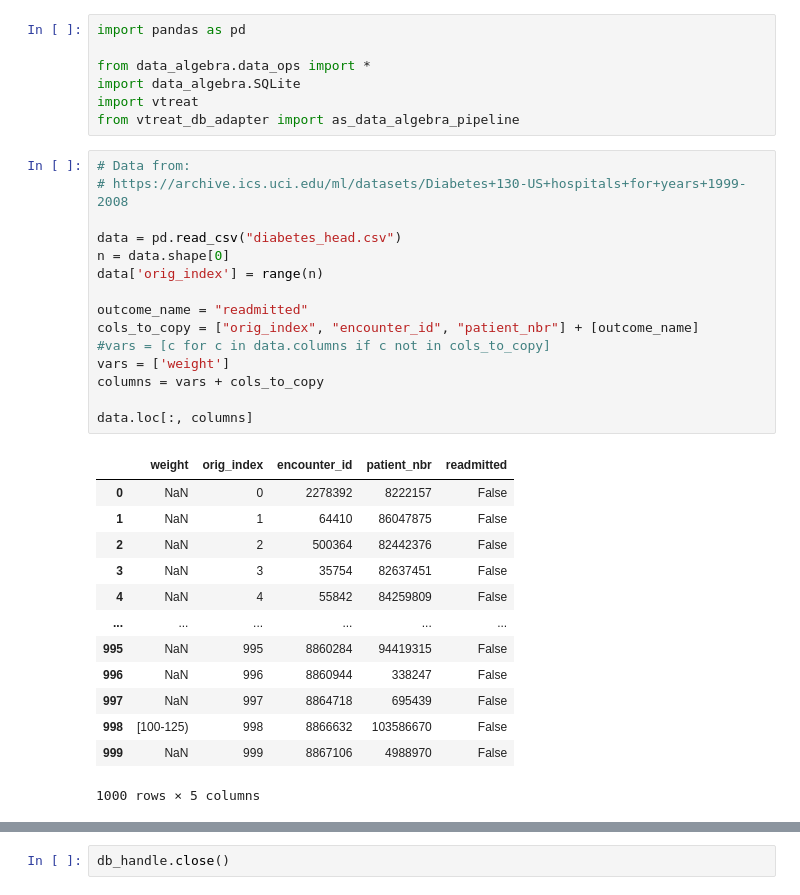
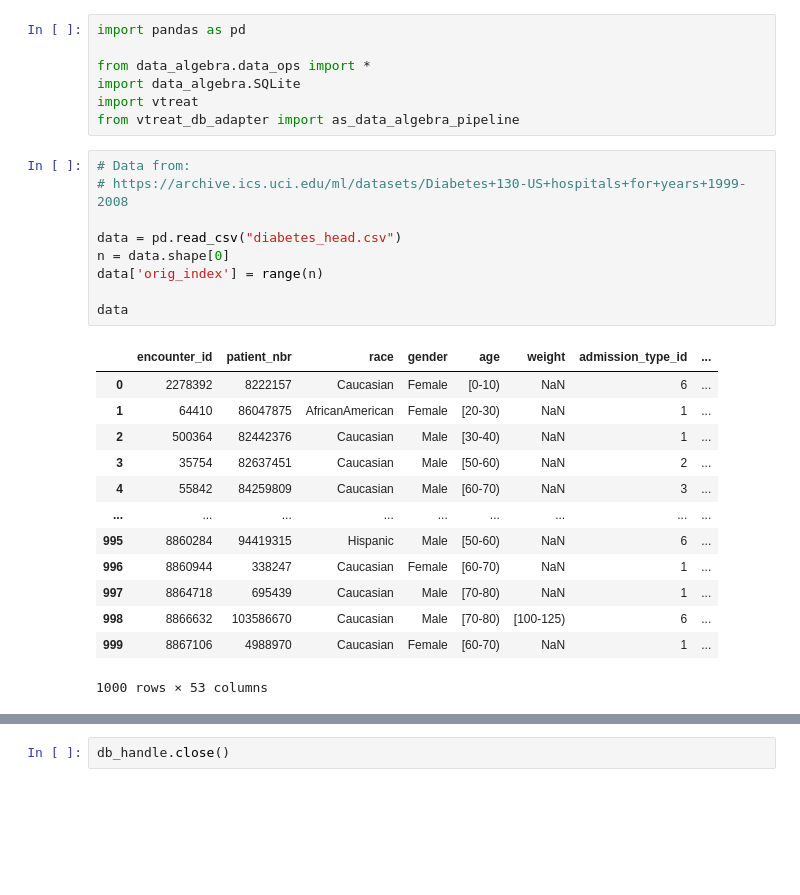
Before and after one commit to WinVector/pyvtreat, a Jupyter notebook: Examples/Database/vtreat_db_adapter.ipynb, the cells around one changed output, grey strips where cells are left out. Saved outputs shown, nothing was run; the diff lists cells and outputs as text; blank space fills up the shorter version.

```diff
--- a/Examples/Database/vtreat_db_adapter.ipynb
+++ b/Examples/Database/vtreat_db_adapter.ipynb
@@ -15,29 +15,23 @@ from vtreat_db_adapter import as_data_algebra_pipeline
 # %%
 # Data from:
 # https://archive.ics.uci.edu/ml/datasets/Diabetes+130-US+hospitals+for+years+1999-2008
 
 data = pd.read_csv("diabetes_head.csv")
 n = data.shape[0]
 data['orig_index'] = range(n)
 
-outcome_name = "readmitted"
-cols_to_copy = ["orig_index", "encounter_id", "patient_nbr"] + [outcome_name]
-#vars = [c for c in data.columns if c not in cols_to_copy]
-vars = ['weight']
-columns = vars + cols_to_copy
-
-data.loc[:, columns]
+data
 # %% [output]
-|  | weight | orig_index | encounter_id | patient_nbr | readmitted |
-| 0 | NaN | 0 | 2278392 | 8222157 | False |
-| 1 | NaN | 1 | 64410 | 86047875 | False |
-| 2 | NaN | 2 | 500364 | 82442376 | False |
-| 3 | NaN | 3 | 35754 | 82637451 | False |
-| 4 | NaN | 4 | 55842 | 84259809 | False |
-| ... | ... | ... | ... | ... | ... |
-| 995 | NaN | 995 | 8860284 | 94419315 | False |
-| 996 | NaN | 996 | 8860944 | 338247 | False |
-| 997 | NaN | 997 | 8864718 | 695439 | False |
-| 998 | [100-125) | 998 | 8866632 | 103586670 | False |
-| 999 | NaN | 999 | 8867106 | 4988970 | False |
+|  | encounter_id | patient_nbr | race | gender | age | weight | admission_type_id | ... |
+| 0 | 2278392 | 8222157 | Caucasian | Female | [0-10) | NaN | 6 | ... |
+| 1 | 64410 | 86047875 | AfricanAmerican | Female | [20-30) | NaN | 1 | ... |
+| 2 | 500364 | 82442376 | Caucasian | Male | [30-40) | NaN | 1 | ... |
+| 3 | 35754 | 82637451 | Caucasian | Male | [50-60) | NaN | 2 | ... |
+| 4 | 55842 | 84259809 | Caucasian | Male | [60-70) | NaN | 3 | ... |
+| ... | ... | ... | ... | ... | ... | ... | ... | ... |
+| 995 | 8860284 | 94419315 | Hispanic | Male | [50-60) | NaN | 6 | ... |
+| 996 | 8860944 | 338247 | Caucasian | Female | [60-70) | NaN | 1 | ... |
+| 997 | 8864718 | 695439 | Caucasian | Male | [70-80) | NaN | 1 | ... |
+| 998 | 8866632 | 103586670 | Caucasian | Male | [70-80) | [100-125) | 6 | ... |
+| 999 | 8867106 | 4988970 | Caucasian | Female | [60-70) | NaN | 1 | ... |
-1000 rows × 5 columns
+1000 rows × 53 columns
```
Also changed, not shown: parts of 7 cells of this notebook, 1 other file.
